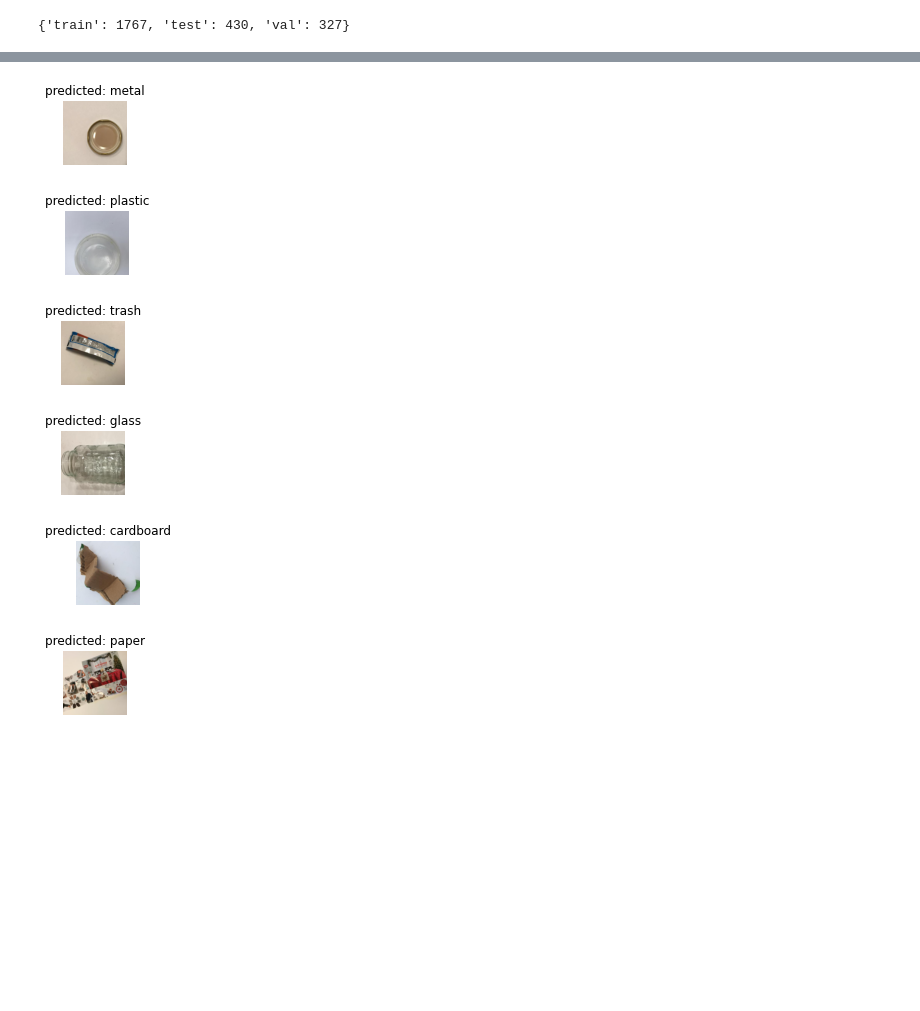
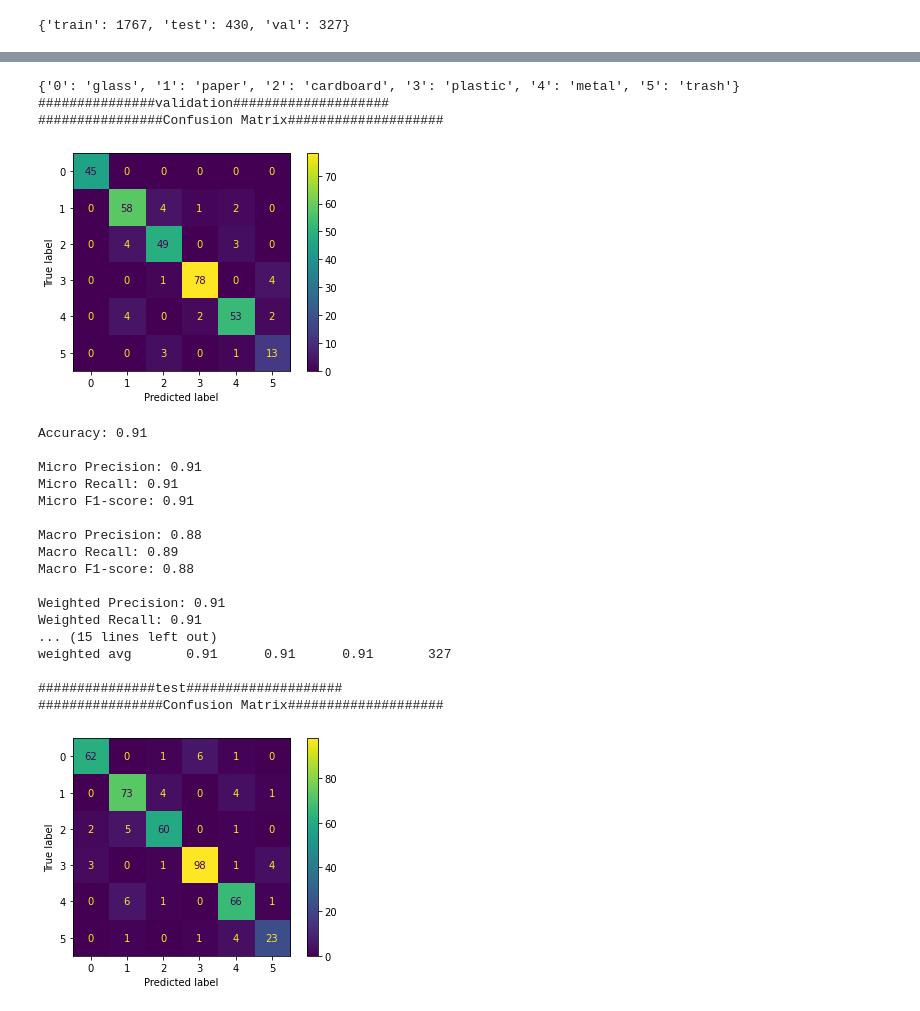
Before and after one commit to gm7y8/GarbageHarvester, a Jupyter notebook: GarbageHarvester_classification_task_using_resnet18.ipynb, the cells around one changed output, grey strips where cells are left out. Saved outputs shown, nothing was run; the diff lists cells and outputs as text; code cells hidden in the pictures; blank space fills up the shorter version.

```diff
--- a/GarbageHarvester_classification_task_using_resnet18.ipynb
+++ b/GarbageHarvester_classification_task_using_resnet18.ipynb
@@ -103,7 +103,7 @@ data_dir = 'GarbageHarvester'
 image_datasets = {x: datasets.ImageFolder(os.path.join(data_dir, x),
                                           data_transforms[x])
                   for x in ['train','test','val']}
-dataloaders = {x: torch.utils.data.DataLoader(image_datasets[x], batch_size=6,
+dataloaders = {x: torch.utils.data.DataLoader(image_datasets[x], batch_size=10,
                                              shuffle=True, num_workers=4)
               for x in ['train', 'test','val']}
 dataset_sizes = {x: len(image_datasets[x]) for x in ['train', 'test','val']}
@@ -139,9 +139,13 @@ imshow(out, title=[class_names[x] for x in classes])
 # %%
+
+
 def train_model(model, criterion, optimizer, scheduler, num_epochs=25):
     since = time.time()
 
     best_model_wts = copy.deepcopy(model.state_dict())
+    best_model_wts_test = copy.deepcopy(model.state_dict())
     best_acc = 0.0
+    best_acc_test= 0.0
 
     for epoch in range(num_epochs):
         print('Epoch {}/{}'.format(epoch, num_epochs - 1))
@@ -188,6 +192,7 @@ def train_model(model, criterion, optimizer, scheduler, num_epochs=25):
             epoch_loss = running_loss / dataset_sizes[phase]
             epoch_acc = running_corrects.double() / dataset_sizes[phase]
 
+
             print('{} Loss: {:.4f} Acc: {:.4f}'.format(
                 phase, epoch_loss, epoch_acc))
 
@@ -196,12 +201,18 @@ def train_model(model, criterion, optimizer, scheduler, num_epochs=25):
                 best_acc = epoch_acc
                 best_model_wts = copy.deepcopy(model.state_dict())
 
+            if phase == 'test' and epoch_acc > best_acc_test:
+                best_acc_test = epoch_acc
+                best_model_wts_test = copy.deepcopy(model.state_dict())
+
         print()
 
     time_elapsed = time.time() - since
     print('Training complete in {:.0f}m {:.0f}s'.format(
         time_elapsed // 60, time_elapsed % 60))
     print('Best val Acc: {:4f}'.format(best_acc))
+    print('Best test Acc: {:4f}'.format(best_acc_test))
+
 
     # load best model weights
     model.load_state_dict(best_model_wts)
@@ -249,5 +310,5 @@ optimizer_ft = optim.SGD(model_ft.parameters(), lr=0.001, momentum=0.9)
 exp_lr_scheduler = lr_scheduler.StepLR(optimizer_ft, step_size=7, gamma=0.1)
 # %%
 model_ft = train_model(model_ft, criterion, optimizer_ft, exp_lr_scheduler,
-                       num_epochs=25)
+                       num_epochs=50)
 # %% [output]
@@ -271,9 +332,30 @@ Best val Acc: 0.908257
 # %%
-visualize_model(model_ft)
+#input loaded from one index file.. but data loader shows them as zero indexed.
+print("{'0': 'glass', '1': 'paper', '2': 'cardboard', '3': 'plastic', '4': 'metal', '5': 'trash'}")
+print('###############validation####################')
+visualize_model(model_ft,'val',327,327)
+print('###############test####################')
+visualize_model(model_ft,'test',430,430)
 # %% [output]
+{'0': 'glass', '1': 'paper', '2': 'cardboard', '3': 'plastic', '4': 'metal', '5': 'trash'}
+###############validation####################
+################Confusion Matrix####################
-[figure, old version]
+[figure, new version]
+Accuracy: 0.91
+
+Micro Precision: 0.91
+Micro Recall: 0.91
+Micro F1-score: 0.91
+
+Macro Precision: 0.88
+Macro Recall: 0.89
+Macro F1-score: 0.88
+
+Weighted Precision: 0.91
+Weighted Recall: 0.91
+... (15 lines left out)
+weighted avg       0.91      0.91      0.91       327
+
+###############test####################
+################Confusion Matrix####################
-[figure, old version]
+[figure, new version]
-[figure, removed]
-[figure, removed]
-[figure, removed]
-[figure, removed]
```
Also changed, not shown: parts of 5 cells of this notebook.
